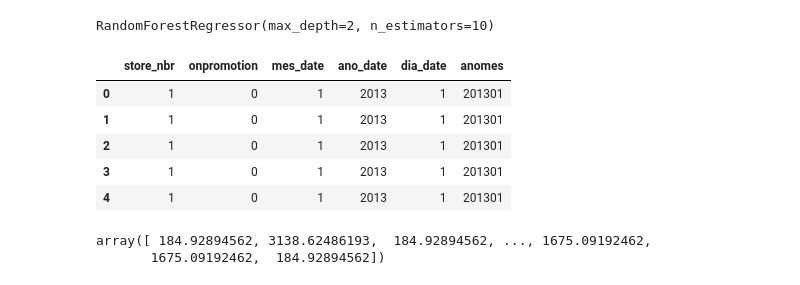
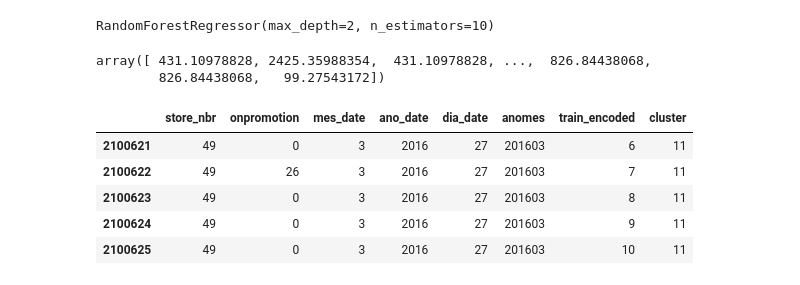
Before and after one commit to UFRJ-Analytica/kaggle-store-sales-time-series-forecasting, a Jupyter notebook: solution.ipynb, the cells around one changed output. Saved outputs shown, nothing was run; the diff lists cells and outputs as text; code cells hidden in the pictures.

```diff
--- a/solution.ipynb
+++ b/solution.ipynb
@@ -256,0 +232,6 @@ train.head()
+# %%
+#mapeando clusters:
+def map_cluster(linha):
+    return dict_cluster[str(linha['store_nbr'])]
+
+train['cluster'] = train.apply(lambda row: map_cluster(row), axis = 1)
@@ -256,0 +247,12 @@ train.head()
+# %%
+# mapeando feriados
+
+lista_feriados = holidays_events['date'].unique()
+
+def map_hollidays(linha):
+    if linha['date'] in lista_feriados:
+        return 1
+    else:
+        return 0
+
+train['holliday'] = train.apply(lambda row: map_hollidays(row), axis = 1)
@@ -271,17 +293,17 @@ rf = RandomForestRegressor(n_estimators = 10, max_depth = 2)
 rf.fit(X_train, y_train)
 # %% [output]
 RandomForestRegressor(max_depth=2, n_estimators=10)
+# %%
+X_test['sales'] = rf.predict(X_test)
+# %% [output]
+array([ 431.10978828, 2425.35988354,  431.10978828, ...,  826.84438068,
+        826.84438068,   99.27543172])
 # %%
-X_train.head()
+X_test.head()
 # %% [output]
-|  | store_nbr | onpromotion | mes_date | ano_date | dia_date | anomes |
-| 0 | 1 | 0 | 1 | 2013 | 1 | 201301 |
-| 1 | 1 | 0 | 1 | 2013 | 1 | 201301 |
-| 2 | 1 | 0 | 1 | 2013 | 1 | 201301 |
-| 3 | 1 | 0 | 1 | 2013 | 1 | 201301 |
-| 4 | 1 | 0 | 1 | 2013 | 1 | 201301 |
+|  | store_nbr | onpromotion | mes_date | ano_date | dia_date | anomes | train_encoded | cluster |
+| 2100621 | 49 | 0 | 3 | 2016 | 27 | 201603 | 6 | 11 |
+| 2100622 | 49 | 26 | 3 | 2016 | 27 | 201603 | 7 | 11 |
+| 2100623 | 49 | 0 | 3 | 2016 | 27 | 201603 | 8 | 11 |
+| 2100624 | 49 | 0 | 3 | 2016 | 27 | 201603 | 9 | 11 |
+| 2100625 | 49 | 0 | 3 | 2016 | 27 | 201603 | 10 | 11 |
-# %%
-rf.predict(X_test)
-# %% [output]
-array([ 184.92894562, 3138.62486193,  184.92894562, ..., 1675.09192462,
-       1675.09192462,  184.92894562])
```
Also changed, not shown: parts of 10 cells of this notebook.
